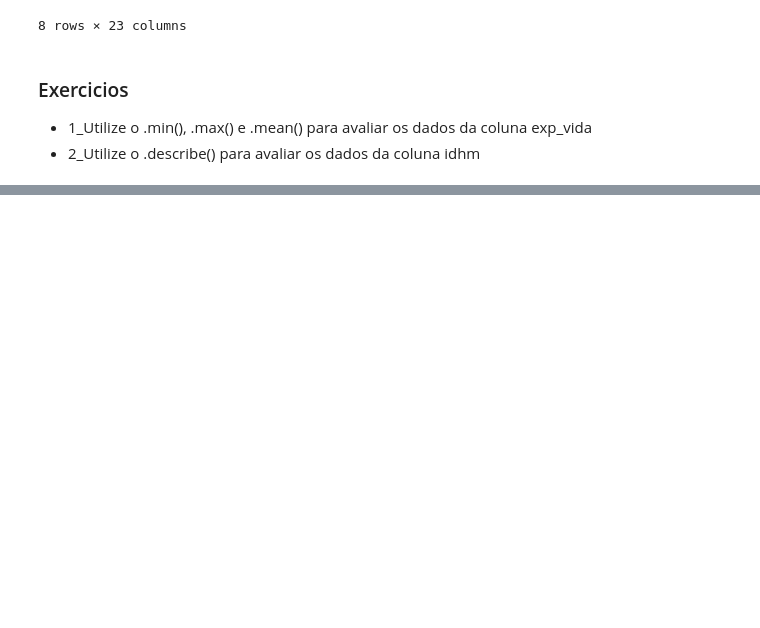
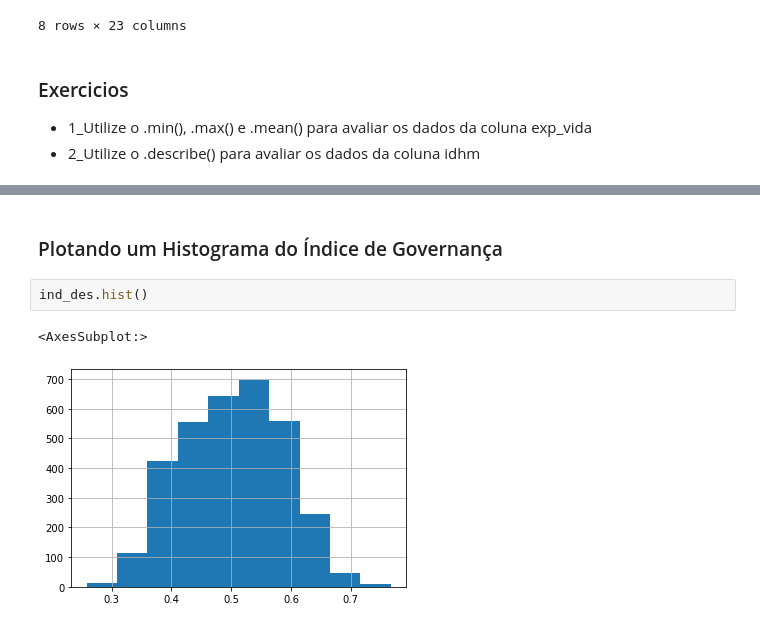
Before and after one commit to PLucasMendonca/Cursos, a Jupyter notebook: Aprendendo Analise de Dados/Treino/Untitled.ipynb, the cells around one changed output, grey strips where cells are left out. Saved outputs shown, nothing was run; the diff lists cells and outputs as text; blank space fills up the shorter version.

```diff
--- a/Aprendendo Analise de Dados/Treino/Untitled.ipynb
+++ b/Aprendendo Analise de Dados/Treino/Untitled.ipynb
@@ -343,0 +375,7 @@ igm.describe()
+# %% [markdown]
+### Plotando um Histograma do Índice de Governança
+# %%
+ind_des.hist()
+# %% [output]
+<AxesSubplot:>
+[figure, added]
```
Also changed, not shown: parts of 26 cells of this notebook, 1 other file.
